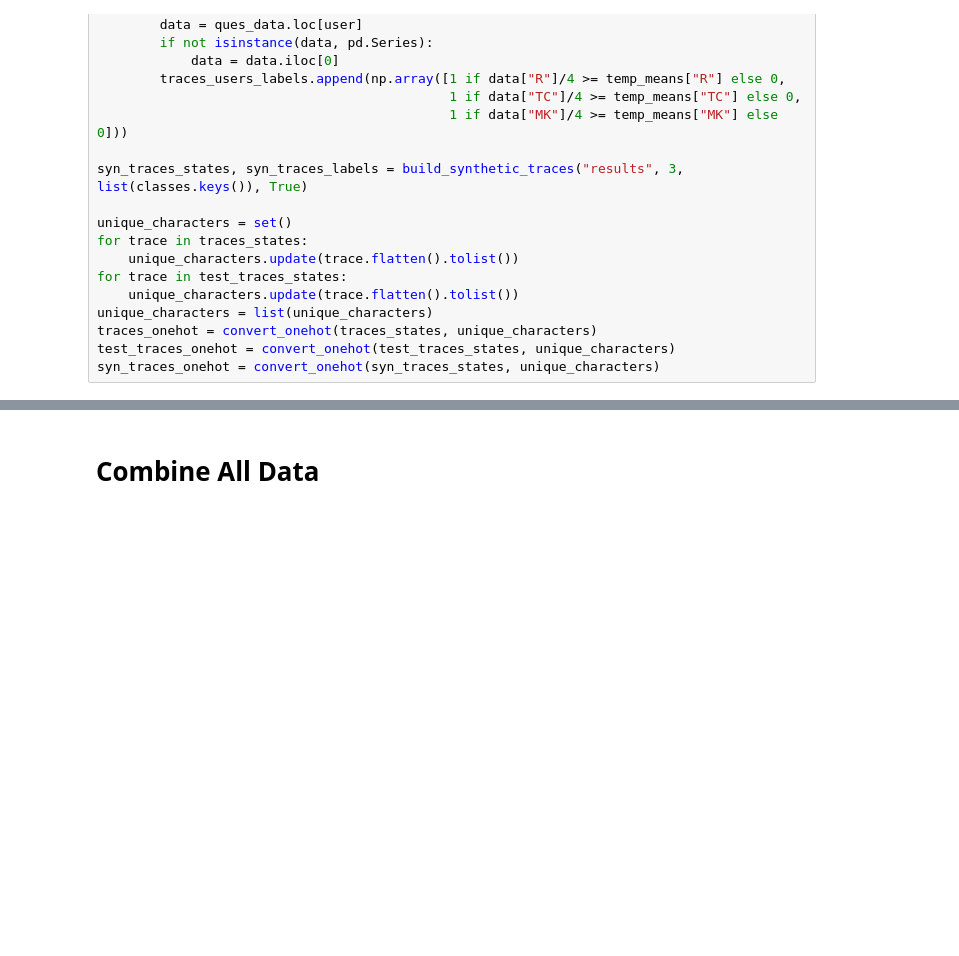
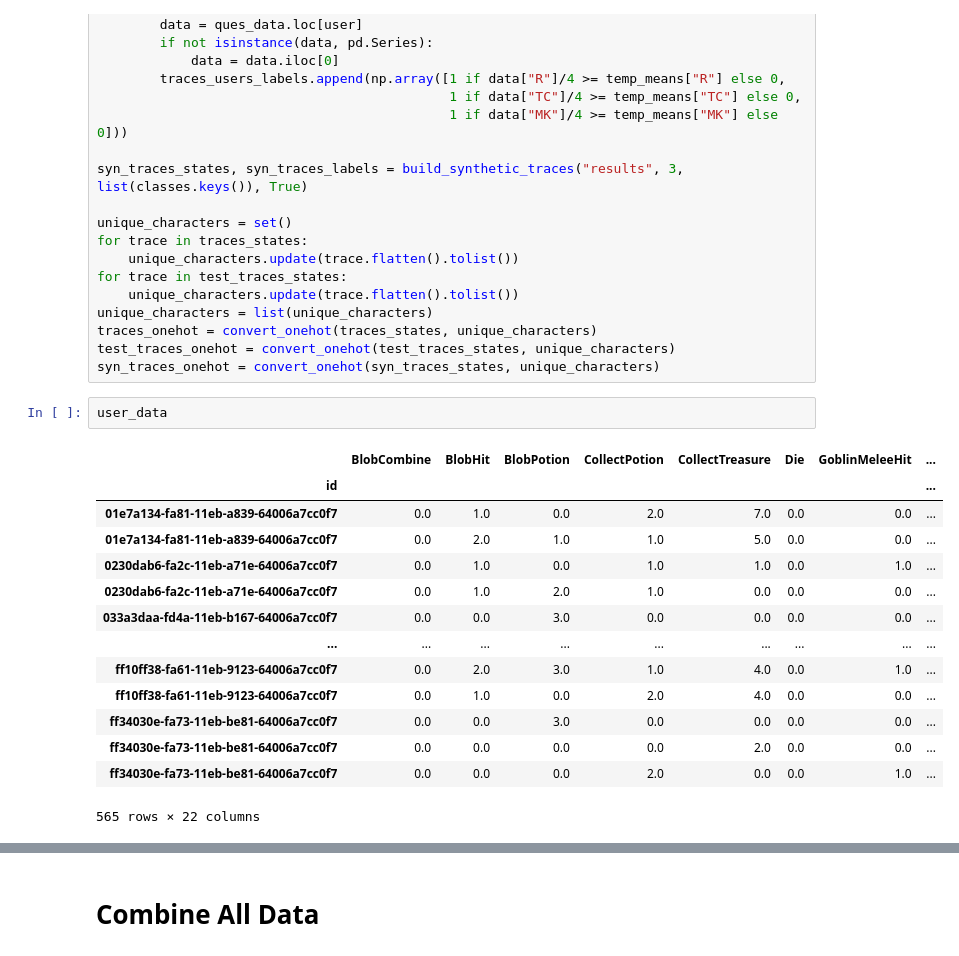
Before and after one commit to mcgreentn/md2_mechanic_analysis, a Jupyter notebook: CleanAnalysis.ipynb, the cells around one changed output, grey strips where cells are left out. Saved outputs shown, nothing was run; the diff lists cells and outputs as text; blank space fills up the shorter version.

```diff
--- a/CleanAnalysis.ipynb
+++ b/CleanAnalysis.ipynb
@@ -586,6 +586,23 @@ unique_characters = list(unique_characters)
 traces_onehot = convert_onehot(traces_states, unique_characters)
 test_traces_onehot = convert_onehot(test_traces_states, unique_characters)
 syn_traces_onehot = convert_onehot(syn_traces_states, unique_characters)
+# %%
+user_data
+# %% [output]
+|  | BlobCombine | BlobHit | BlobPotion | CollectPotion | CollectTreasure | Die | GoblinMeleeHit | ... |
+| id |  |  |  |  |  |  |  | ... |
+| 01e7a134-fa81-11eb-a839-64006a7cc0f7 | 0.0 | 1.0 | 0.0 | 2.0 | 7.0 | 0.0 | 0.0 | ... |
+| 01e7a134-fa81-11eb-a839-64006a7cc0f7 | 0.0 | 2.0 | 1.0 | 1.0 | 5.0 | 0.0 | 0.0 | ... |
+| 0230dab6-fa2c-11eb-a71e-64006a7cc0f7 | 0.0 | 1.0 | 0.0 | 1.0 | 1.0 | 0.0 | 1.0 | ... |
+| 0230dab6-fa2c-11eb-a71e-64006a7cc0f7 | 0.0 | 1.0 | 2.0 | 1.0 | 0.0 | 0.0 | 0.0 | ... |
+| 033a3daa-fd4a-11eb-b167-64006a7cc0f7 | 0.0 | 0.0 | 3.0 | 0.0 | 0.0 | 0.0 | 0.0 | ... |
+| ... | ... | ... | ... | ... | ... | ... | ... | ... |
+| ff10ff38-fa61-11eb-9123-64006a7cc0f7 | 0.0 | 2.0 | 3.0 | 1.0 | 4.0 | 0.0 | 1.0 | ... |
+| ff10ff38-fa61-11eb-9123-64006a7cc0f7 | 0.0 | 1.0 | 0.0 | 2.0 | 4.0 | 0.0 | 0.0 | ... |
+| ff34030e-fa73-11eb-be81-64006a7cc0f7 | 0.0 | 0.0 | 3.0 | 0.0 | 0.0 | 0.0 | 0.0 | ... |
+| ff34030e-fa73-11eb-be81-64006a7cc0f7 | 0.0 | 0.0 | 0.0 | 0.0 | 2.0 | 0.0 | 0.0 | ... |
+| ff34030e-fa73-11eb-be81-64006a7cc0f7 | 0.0 | 0.0 | 0.0 | 2.0 | 0.0 | 0.0 | 1.0 | ... |
+565 rows × 22 columns
 # %%
 # How many Users
 print(f"Users in Training Set: {len(users)}")
```
Also changed, not shown: parts of 27 cells of this notebook.
